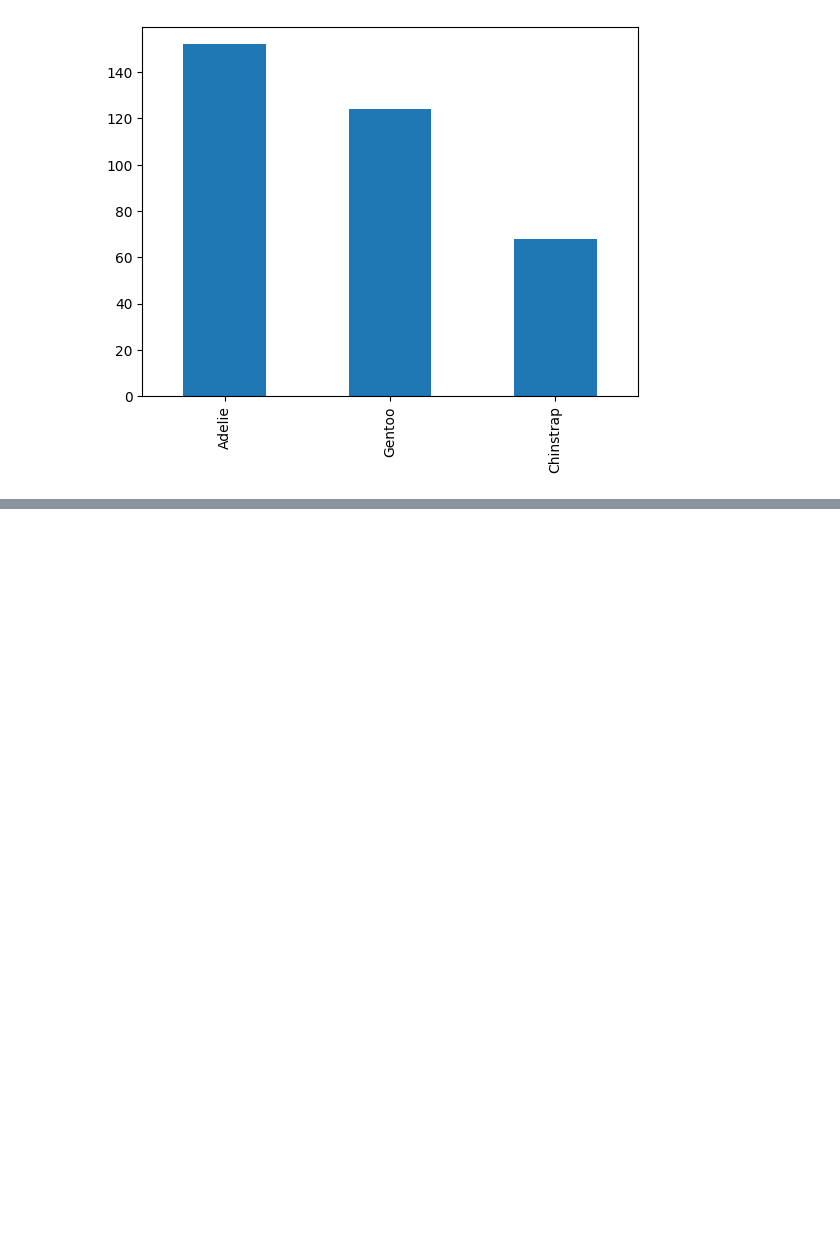
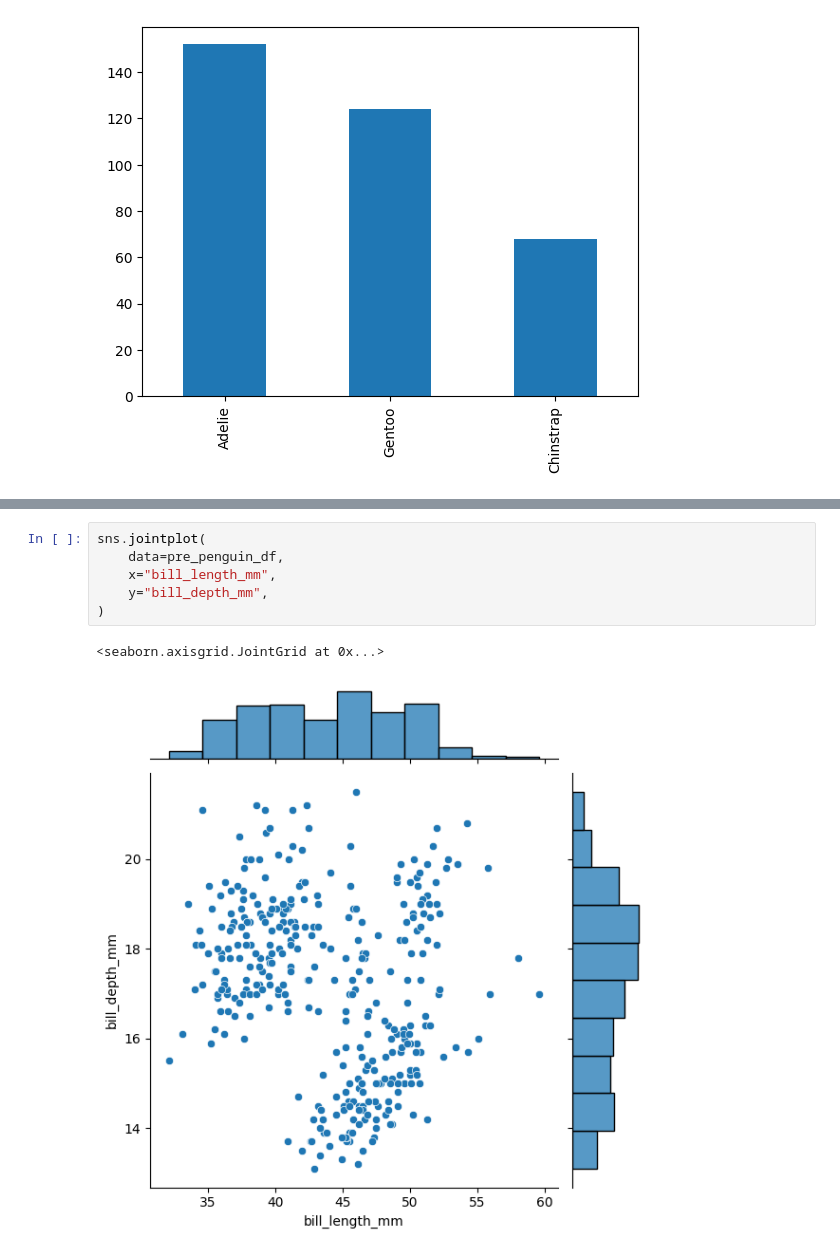
Before and after one commit to rodrigo2000m/apuntes-Data-science, a Jupyter notebook: Análisis de datos/analisis_exploratorio.ipynb, the cells around one changed output, grey strips where cells are left out. Cells and saved outputs as stored; diff of their text form; blank space fills up the shorter version.

```diff
--- a/Análisis de datos/analisis_exploratorio.ipynb
+++ b/Análisis de datos/analisis_exploratorio.ipynb
@@ -126,0 +168,9 @@ pre_penguin_df.describe(include="object")
+# %%
+sns.jointplot(
+    data=pre_penguin_df,
+    x="bill_length_mm",
+    y="bill_depth_mm",
+)
+# %% [output]
+<seaborn.axisgrid.JointGrid at 0x...>
+[figure, added]
```
Also changed, not shown: parts of 25 cells of this notebook, 2 other files.
